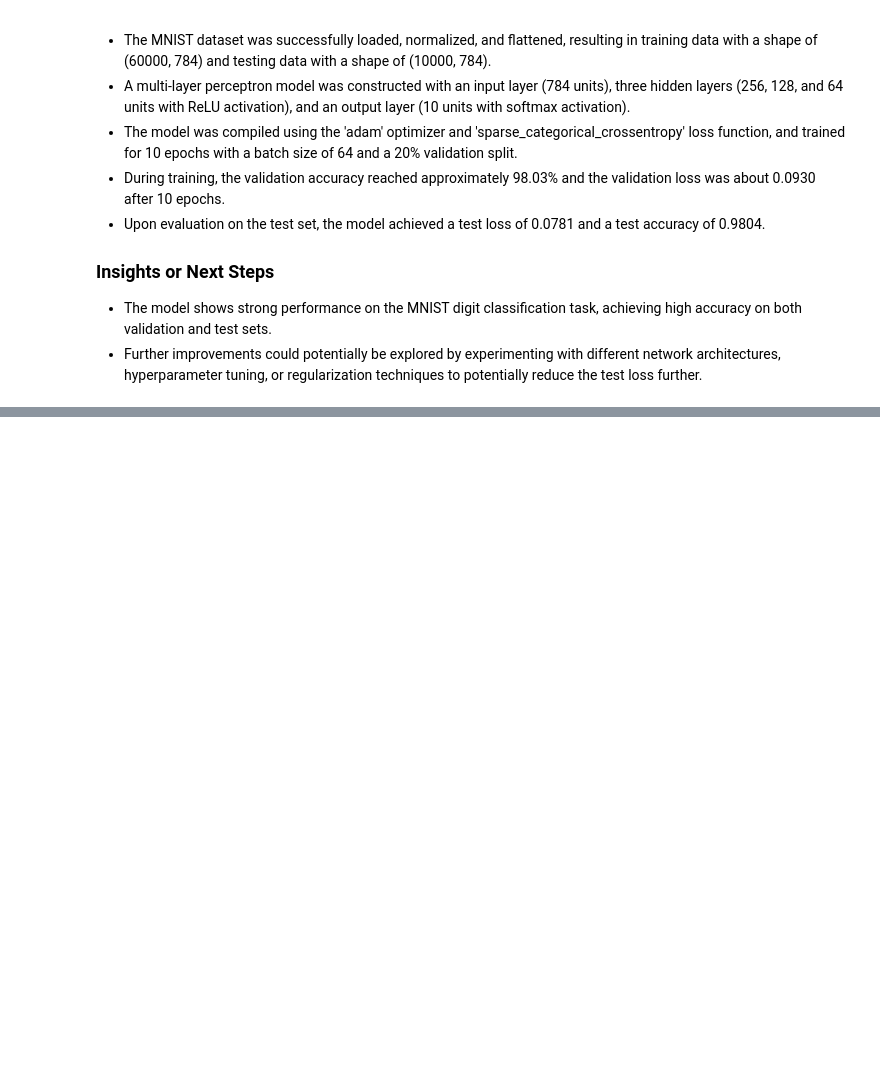
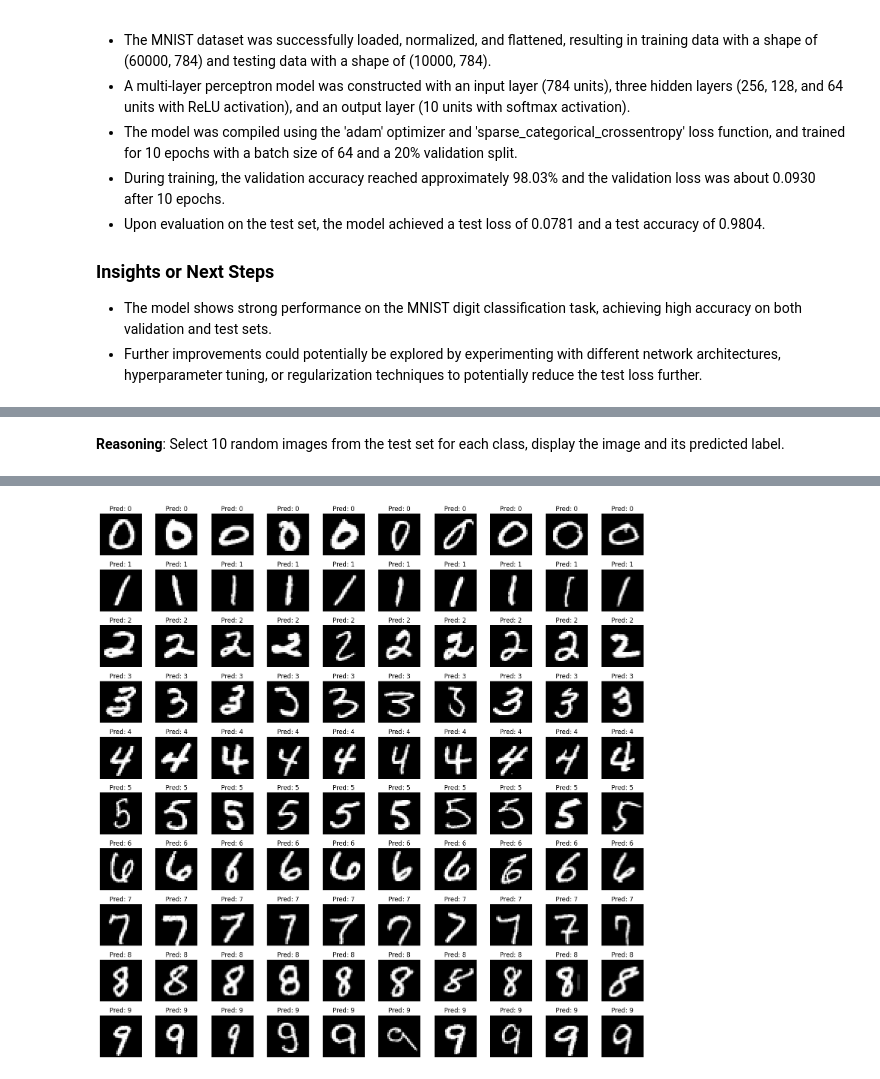
Before and after one commit to dipenthakercalypso/Image-and-Text-Labelling-and-Classification-Issues-Resolution, a Jupyter notebook: MLP_And_Fully_Connected.ipynb, the cells around one changed output, grey strips where cells are left out. Cells and saved outputs as stored; diff of their text form; code cells hidden in the pictures; blank space fills up the shorter version.

```diff
--- a/MLP_And_Fully_Connected.ipynb
+++ b/MLP_And_Fully_Connected.ipynb
@@ -285,0 +312,7 @@ Test accuracy: 0.9789
+# %%
+from tensorflow.keras.models import load_model
+
+# Load the trained model
+loaded_model = load_model('/content/sample_data/mnist_mlp_model.h5')
+
+print("Model loaded successfully from 'mnist_mlp_model.h5'")
@@ -285,0 +415,43 @@ Test accuracy: 0.9789
+# %% [markdown]
+**Reasoning**:
+Select 10 random images from the test set for each class, display the image and its predicted label.
+# %%
+import matplotlib.pyplot as plt
+import numpy as np
+import random
+
+# Get the model's predictions for the test set
+predictions_test_set = loaded_model.predict(x_test)
+
+# Determine the predicted class for each image in the test set
+predicted_classes_test_set = np.argmax(predictions_test_set, axis=1)
+
+# Reshape the original test images back to their 28x28 format for visualization
+x_test_original_shape = x_test.reshape((-1, 28, 28))
+
+unique_classes = np.unique(predicted_classes_test_set)
+samples_per_class = 10
+n_cols = samples_per_class
+
+plt.figure(figsize=(n_cols * 1.5, len(unique_classes) * 1.5))
+
+print(f"Displaying up to {samples_per_class} random images from the test set for each predicted label:")
+for i, class_label in enumerate(unique_classes):
+    # Get indices of images predicted as this class
+    class_indices = np.where(predicted_classes_test_set == class_label)[0]
+
+    # Select up to samples_per_class random indices from this class
+    num_samples_to_display = min(len(class_indices), samples_per_class)
+    random_sample_indices = random.sample(list(class_indices), num_samples_to_display)
+
+    for j, img_index in enumerate(random_sample_indices):
+        # Calculate subplot index based on fixed columns
+        plot_index = i * n_cols + j + 1
+        plt.subplot(len(unique_classes), n_cols, plot_index)
+        plt.imshow(x_test_original_shape[img_index], cmap='gray')
+        plt.title(f'Pred: {class_label}')
+        plt.axis('off')
+
+plt.tight_layout()
+plt.show()
+# %% [output]
@@ -285,0 +460 @@ Test accuracy: 0.9789
+[figure, added]
```
Also changed, not shown: parts of 27 cells of this notebook.
